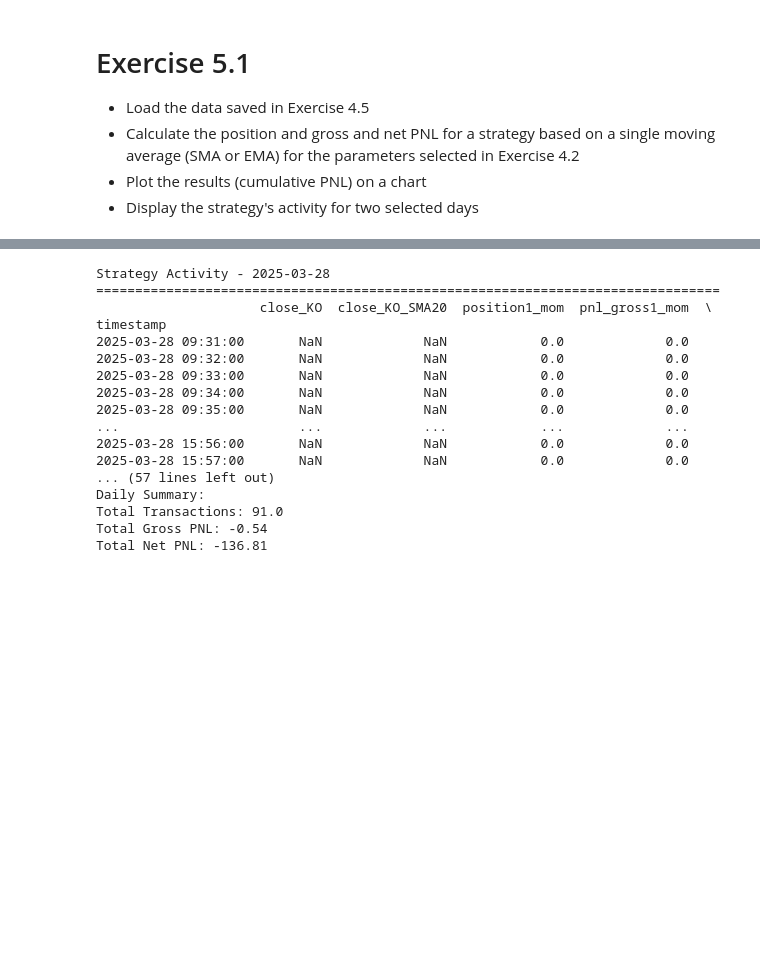
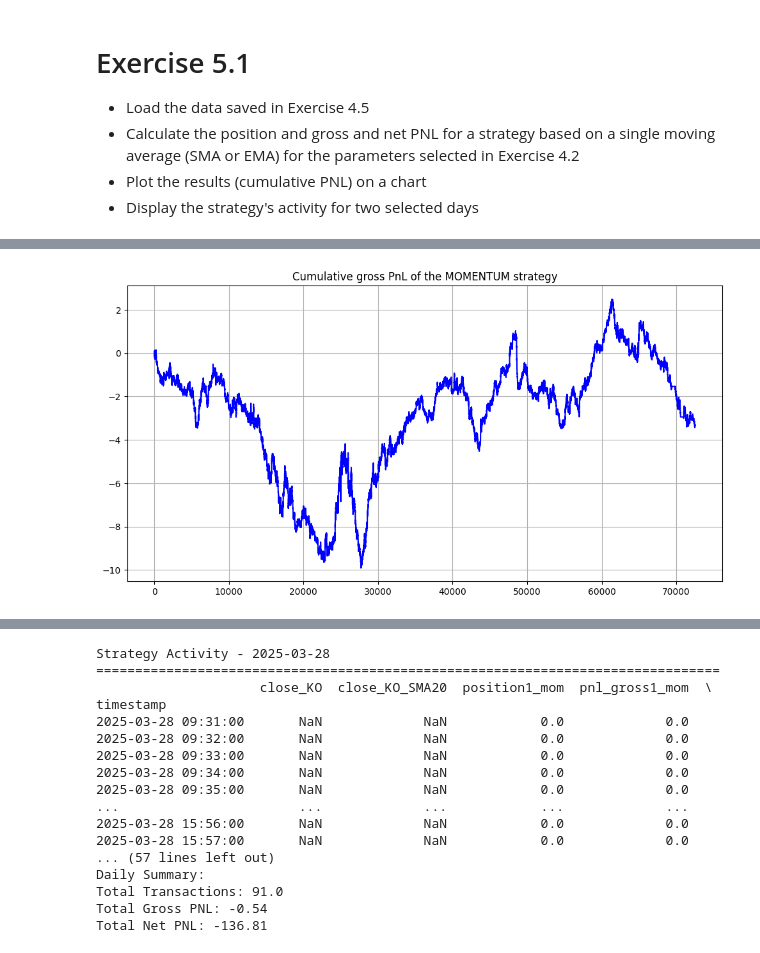
Before and after one commit to AliceBan111/HFD_HW-Project, a Jupyter notebook: HW6/HW6.ipynb, the cells around one changed output, grey strips where cells are left out. Cells and saved outputs as stored; diff of their text form; code cells hidden in the pictures; blank space fills up the shorter version.

```diff
--- a/HW6/HW6.ipynb
+++ b/HW6/HW6.ipynb
@@ -73,6 +93,25 @@ dataUSA_KO_PEP['pnl_gross1_mom'] = (
     dataUSA_KO_PEP['position1_mom'])
 
 dataUSA_KO_PEP['pnl_gross1_mom'] = dataUSA_KO_PEP['pnl_gross1_mom'].fillna(0)
+# %%
+# Let's draw a cumulative PnL chart without adding any columns to the data
+
+# Let's create a copy of the data for the chart
+dataUSA_AAPL_META_plot = dataUSA_KO_PEP.copy()
+
+# Let's convert the index to a column so we can
+# draw a graph without gaps in the time data.
+dataUSA_AAPL_META_plot.reset_index(inplace=True)
+
+plt.figure(figsize=(12, 6))
+plt.plot(
+    dataUSA_AAPL_META_plot.index,
+    np.cumsum(dataUSA_KO_PEP['pnl_gross1_mom']),
+    color='blue')
+plt.title("Cumulative gross PnL of the MOMENTUM strategy")
+plt.grid()
+# %% [output]
+[figure, added]
 # %%
 # Net PNL
 dataUSA_KO_PEP['ntrans1'] = dataUSA_KO_PEP['position1_mom'].diff().abs()
```
Also changed, not shown: parts of 4 cells of this notebook.
